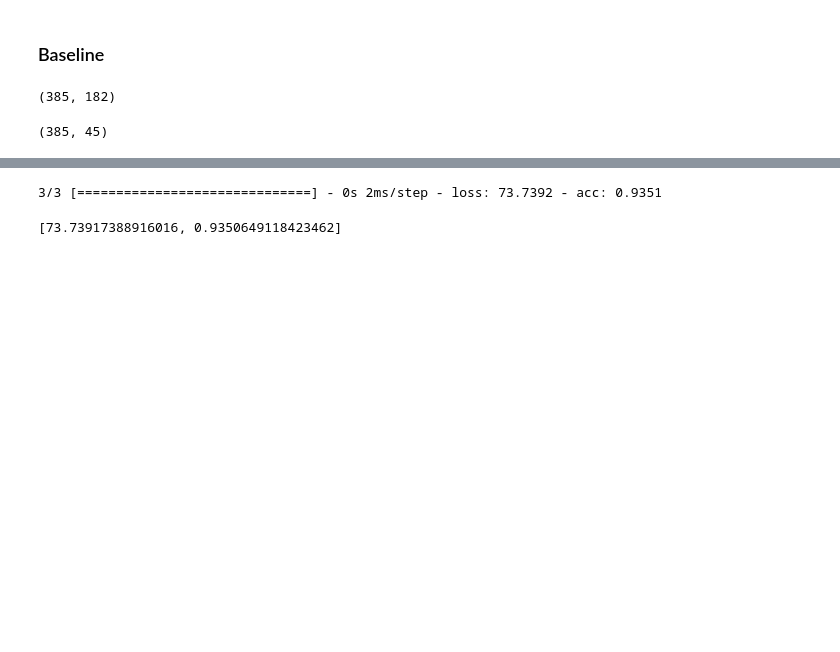
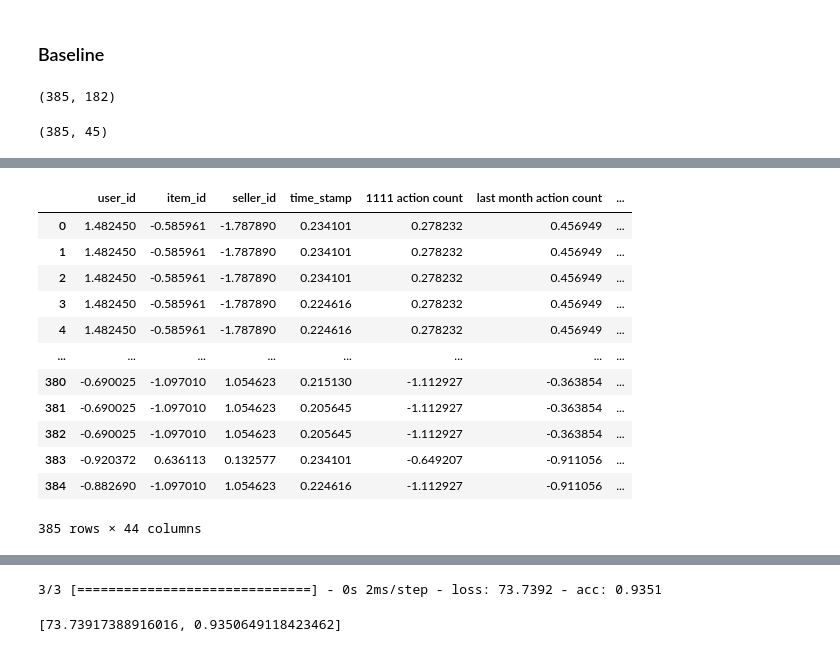
Before and after one commit to MrAlphalfa97/CECS_550, a Jupyter notebook: Models/NNClassifier.ipynb, the cells around one changed output, grey strips where cells are left out. Cells and saved outputs as stored; diff of their text form; code cells hidden in the pictures; blank space fills up the shorter version.

```diff
--- a/Models/NNClassifier.ipynb
+++ b/Models/NNClassifier.ipynb
@@ -166,2 +205,19 @@ y = train_50['label']
+# %%
+x_scaled = pd.DataFrame(x_scaled, index=x.index, columns=x.columns)
+x_scaled
+# %% [output]
+|  | user_id | item_id | seller_id | time_stamp | 1111 action count | last month action count | ... |
+| 0 | 1.482450 | -0.585961 | -1.787890 | 0.234101 | 0.278232 | 0.456949 | ... |
+| 1 | 1.482450 | -0.585961 | -1.787890 | 0.234101 | 0.278232 | 0.456949 | ... |
+| 2 | 1.482450 | -0.585961 | -1.787890 | 0.234101 | 0.278232 | 0.456949 | ... |
+| 3 | 1.482450 | -0.585961 | -1.787890 | 0.224616 | 0.278232 | 0.456949 | ... |
+| 4 | 1.482450 | -0.585961 | -1.787890 | 0.224616 | 0.278232 | 0.456949 | ... |
+| ... | ... | ... | ... | ... | ... | ... | ... |
+| 380 | -0.690025 | -1.097010 | 1.054623 | 0.215130 | -1.112927 | -0.363854 | ... |
+| 381 | -0.690025 | -1.097010 | 1.054623 | 0.205645 | -1.112927 | -0.363854 | ... |
+| 382 | -0.690025 | -1.097010 | 1.054623 | 0.205645 | -1.112927 | -0.363854 | ... |
+| 383 | -0.920372 | 0.636113 | 0.132577 | 0.234101 | -0.649207 | -0.911056 | ... |
+| 384 | -0.882690 | -1.097010 | 1.054623 | 0.224616 | -1.112927 | -0.911056 | ... |
+385 rows × 44 columns
 # %%
 pca = PCA(n_components=5)
```
Also changed, not shown: parts of 7 cells of this notebook.
